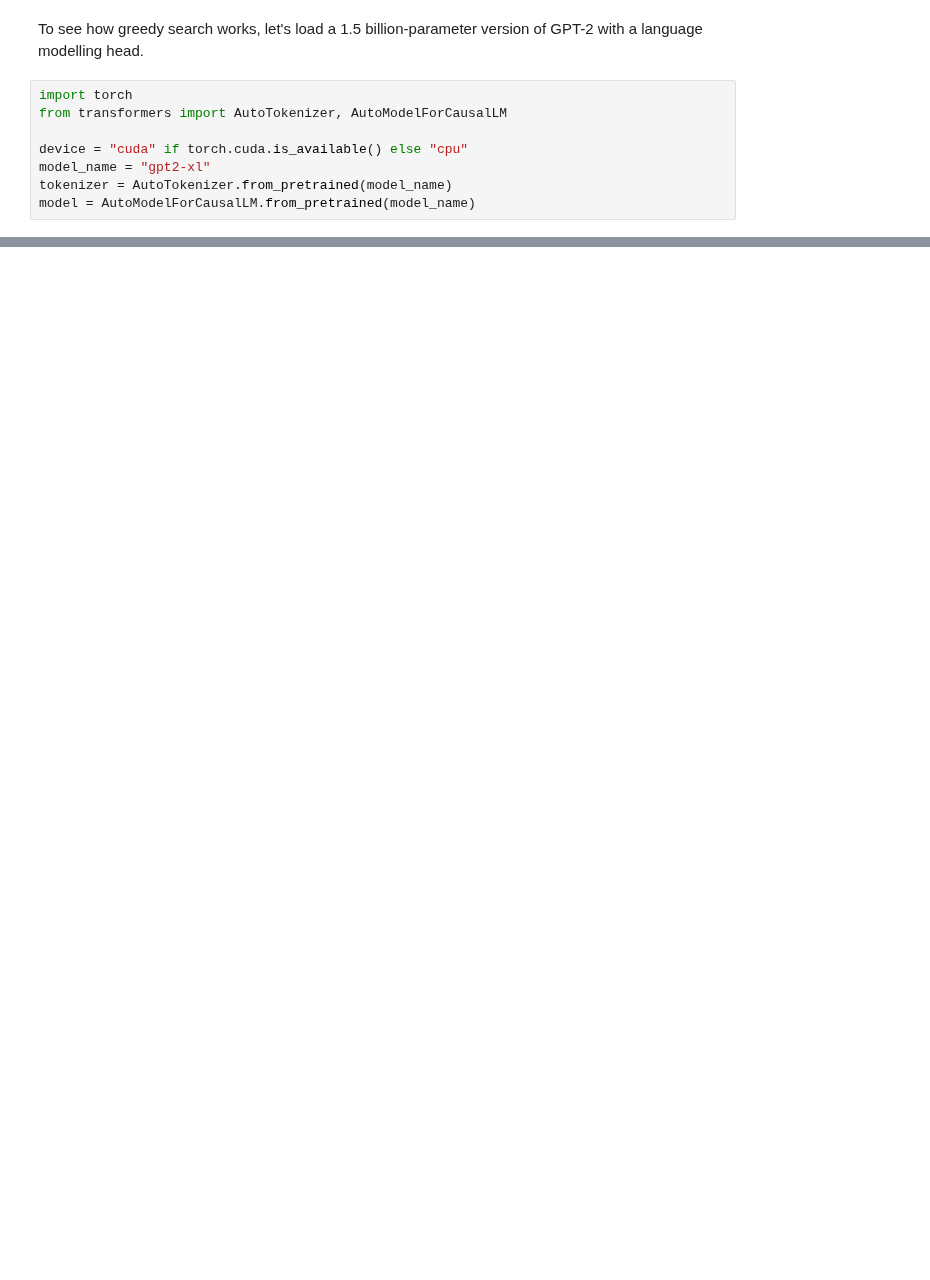
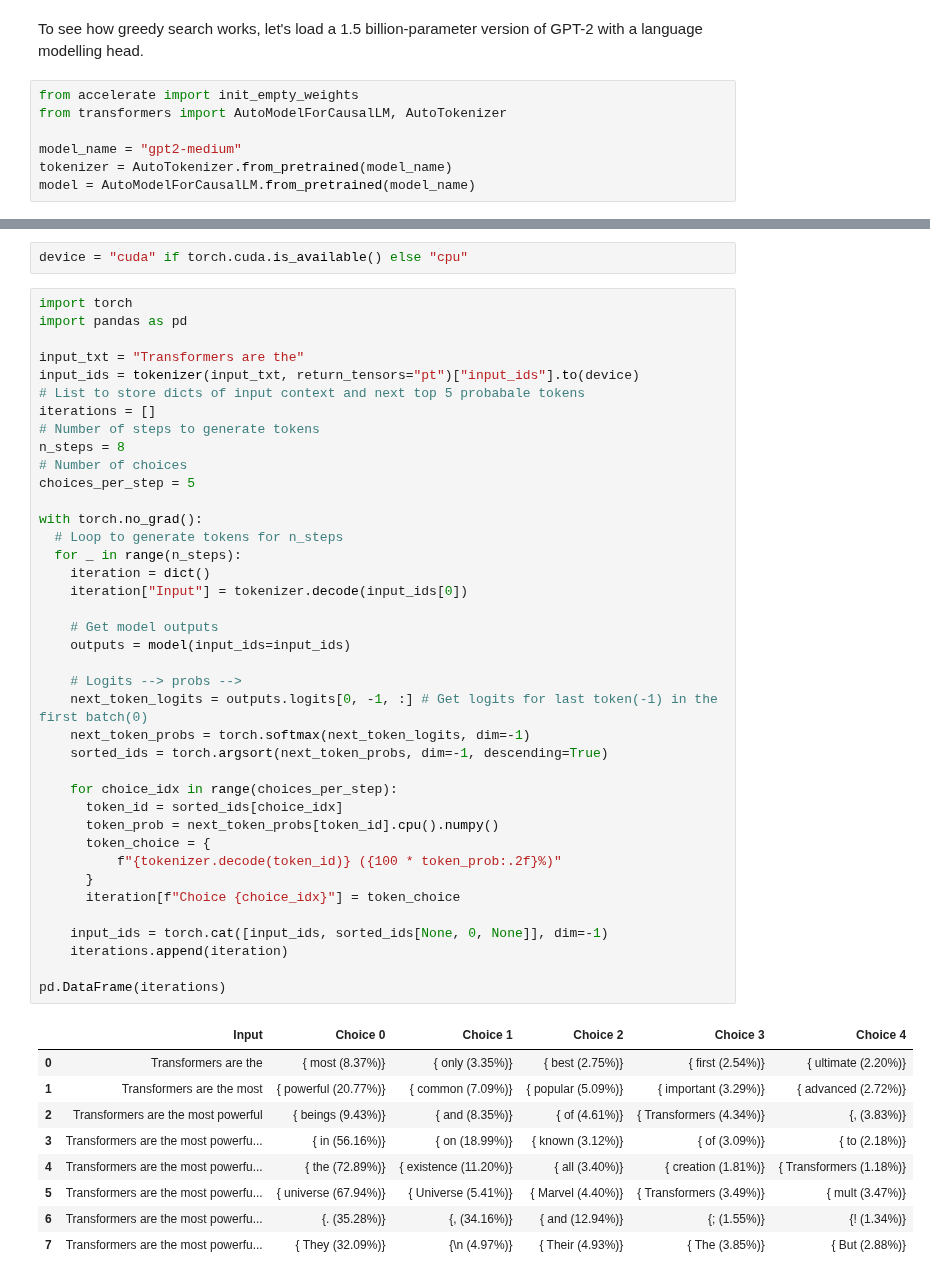
Before and after one commit to JpChii/nlp-with-hugging-face, a Jupyter notebook: notebooks/5-text-generation.ipynb, the cells around one changed output, grey strips where cells are left out. Drawn from its saved outputs; the diff is of its cells as text; blank space fills up the shorter version.

```diff
--- a/notebooks/5-text-generation.ipynb
+++ b/notebooks/5-text-generation.ipynb
@@ -58,10 +78,9 @@ The simplest decoding method to get discrete tokens from a model's continuous ou
 # %% [markdown]
 To see how greedy search works, let's load a 1.5 billion-parameter version of GPT-2 with a language modelling head.
 # %%
-import torch
-from transformers import AutoTokenizer, AutoModelForCausalLM
+from accelerate import init_empty_weights
+from transformers import AutoModelForCausalLM, AutoTokenizer
 
-device = "cuda" if torch.cuda.is_available() else "cpu"
-model_name = "gpt2-xl"
+model_name = "gpt2-medium"
 tokenizer = AutoTokenizer.from_pretrained(model_name)
 model = AutoModelForCausalLM.from_pretrained(model_name)
@@ -71,0 +89,51 @@ Now let's generate some text! Althouh Transformers provides a generate() functio
+# %%
+device = "cuda" if torch.cuda.is_available() else "cpu"
+# %%
+import torch
+import pandas as pd
+
+input_txt = "Transformers are the"
+input_ids = tokenizer(input_txt, return_tensors="pt")["input_ids"].to(device)
+# List to store dicts of input context and next top 5 probabale tokens
+iterations = []
+# Number of steps to generate tokens
+n_steps = 8
+# Number of choices
+choices_per_step = 5
+
+with torch.no_grad():
+  # Loop to generate tokens for n_steps
+  for _ in range(n_steps):
+    iteration = dict()
+    iteration["Input"] = tokenizer.decode(input_ids[0])
+
+    # Get model outputs
+    outputs = model(input_ids=input_ids)
+
+    # Logits --> probs -->
+    next_token_logits = outputs.logits[0, -1, :] # Get logits for last token(-1) in the first batch(0)
+    next_token_probs = torch.softmax(next_token_logits, dim=-1)
+    sorted_ids = torch.argsort(next_token_probs, dim=-1, descending=True)
+
+    for choice_idx in range(choices_per_step):
+      token_id = sorted_ids[choice_idx]
+      token_prob = next_token_probs[token_id].cpu().numpy()
+      token_choice = {
+          f"{tokenizer.decode(token_id)} ({100 * token_prob:.2f}%)"
+      }
+      iteration[f"Choice {choice_idx}"] = token_choice
+
+    input_ids = torch.cat([input_ids, sorted_ids[None, 0, None]], dim=-1)
+    iterations.append(iteration)
+
+pd.DataFrame(iterations)
+# %% [output]
+|  | Input | Choice 0 | Choice 1 | Choice 2 | Choice 3 | Choice 4 |
+| 0 | Transformers are the | { most (8.37%)} | { only (3.35%)} | { best (2.75%)} | { first (2.54%)} | { ultimate (2.20%)} |
+| 1 | Transformers are the most | { powerful (20.77%)} | { common (7.09%)} | { popular (5.09%)} | { important (3.29%)} | { advanced (2.72%)} |
+| 2 | Transformers are the most powerful | { beings (9.43%)} | { and (8.35%)} | { of (4.61%)} | { Transformers (4.34%)} | {, (3.83%)} |
+| 3 | Transformers are the most powerfu... | { in (56.16%)} | { on (18.99%)} | { known (3.12%)} | { of (3.09%)} | { to (2.18%)} |
+| 4 | Transformers are the most powerfu... | { the (72.89%)} | { existence (11.20%)} | { all (3.40%)} | { creation (1.81%)} | { Transformers (1.18%)} |
+| 5 | Transformers are the most powerfu... | { universe (67.94%)} | { Universe (5.41%)} | { Marvel (4.40%)} | { Transformers (3.49%)} | { mult (3.47%)} |
+| 6 | Transformers are the most powerfu... | {. (35.28%)} | {, (34.16%)} | { and (12.94%)} | {; (1.55%)} | {! (1.34%)} |
+| 7 | Transformers are the most powerfu... | { They (32.09%)} | {\n (4.97%)} | { Their (4.93%)} | { The (3.85%)} | { But (2.88%)} |
```
Also changed, not shown: parts of 8 cells of this notebook.
